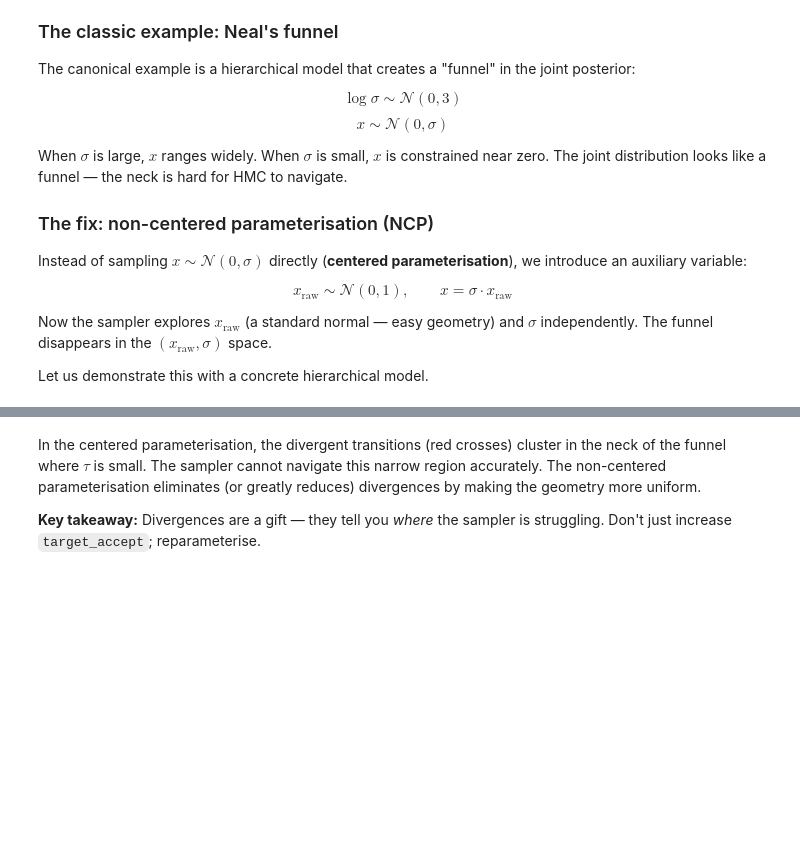
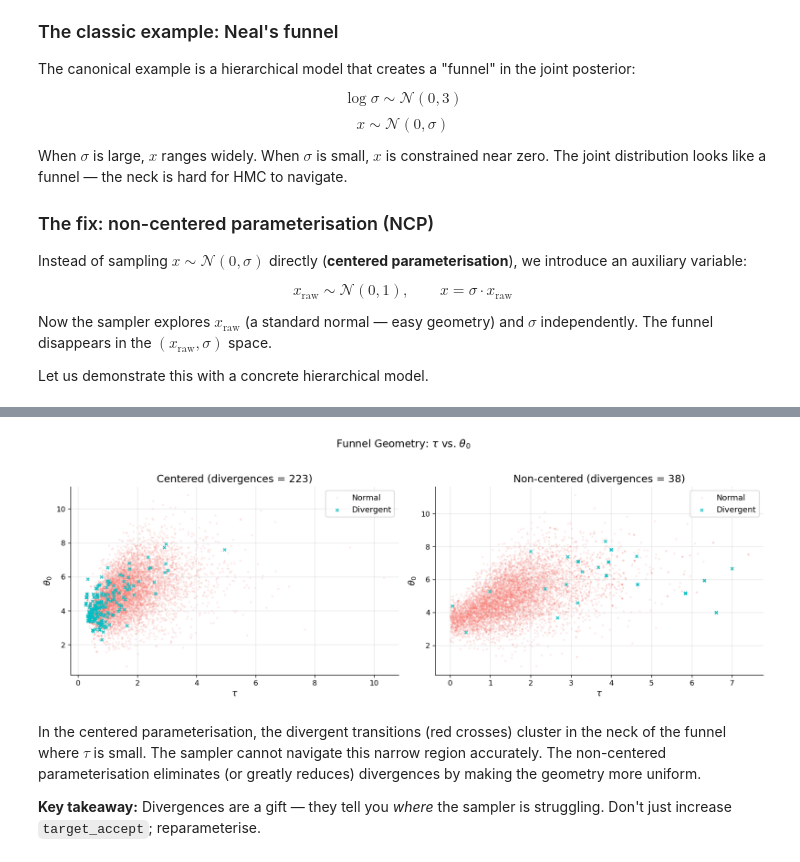
Before and after one commit to alextimmer/applied-and-mathematical-statistics, a Jupyter notebook: notebooks/07_bayesian_inference/05_mcmc_diagnostics.ipynb, the cells around one changed output, grey strips where cells are left out. Saved outputs shown, nothing was run; the diff lists cells and outputs as text; code cells hidden in the pictures; blank space fills up the shorter version.

```diff
--- a/notebooks/07_bayesian_inference/05_mcmc_diagnostics.ipynb
+++ b/notebooks/07_bayesian_inference/05_mcmc_diagnostics.ipynb
@@ -528,8 +596,11 @@ if pm is not None:
         obs = pm.Normal("obs", mu=theta, sigma=effect_se, observed=observed_effects)
 
         trace_centered = pm.sample(
-            2000, chains=4, random_seed=42, return_inferencedata=True,
-            target_accept=0.8  # default — may produce divergences
+            2000,
+            chains=4,
+            random_seed=42,
+            return_inferencedata=True,
+            target_accept=0.8,  # default — may produce divergences
         )
 
     n_divs_centered = trace_centered.sample_stats["diverging"].sum().values
@@ -552,8 +633,7 @@ if pm is not None:
         obs = pm.Normal("obs", mu=theta, sigma=effect_se, observed=observed_effects)
 
         trace_noncentered = pm.sample(
-            2000, chains=4, random_seed=42, return_inferencedata=True,
-            target_accept=0.8
+            2000, chains=4, random_seed=42, return_inferencedata=True, target_accept=0.8
         )
 
     n_divs_nc = trace_noncentered.sample_stats["diverging"].sum().values
@@ -568,41 +659,64 @@ if pm is not None and az is not None:
 
     # Centered: plot tau vs. theta[0] to see the funnel
     ax = axes[0]
     tau_samples = trace_centered.posterior["tau"].values.flatten()
     theta0_samples = trace_centered.posterior["theta"].values[:, :, 0].flatten()
     diverging = trace_centered.sample_stats["diverging"].values.flatten()
 
-    ax.scatter(tau_samples[~diverging], theta0_samples[~diverging],
-               alpha=0.1, s=3, color="C0", label="Normal")
+    ax.scatter(
+        tau_samples[~diverging],
+        theta0_samples[~diverging],
+        alpha=0.1,
+        s=3,
+        color="C0",
+        label="Normal",
+    )
     if diverging.sum() > 0:
-        ax.scatter(tau_samples[diverging], theta0_samples[diverging],
-                   alpha=0.8, s=15, color="C3", marker="x", label="Divergent")
+        ax.scatter(
+            tau_samples[diverging],
+            theta0_samples[diverging],
+            alpha=0.8,
+            s=15,
+            color="C3",
+            marker="x",
+            label="Divergent",
+        )
     ax.set_xlabel(r"$\tau$")
     ax.set_ylabel(r"$\theta_0$")
     ax.set_title(f"Centered (divergences = {n_divs_centered})")
     ax.legend()
 
     # Non-centered
     ax = axes[1]
     tau_nc = trace_noncentered.posterior["tau"].values.flatten()
     theta0_nc = trace_noncentered.posterior["theta"].values[:, :, 0].flatten()
     div_nc = trace_noncentered.sample_stats["diverging"].values.flatten()
 
-    ax.scatter(tau_nc[~div_nc], theta0_nc[~div_nc],
-               alpha=0.1, s=3, color="C0", label="Normal")
+    ax.scatter(
+        tau_nc[~div_nc], theta0_nc[~div_nc], alpha=0.1, s=3, color="C0", label="Normal"
+    )
     if div_nc.sum() > 0:
-        ax.scatter(tau_nc[div_nc], theta0_nc[div_nc],
-                   alpha=0.8, s=15, color="C3", marker="x", label="Divergent")
+        ax.scatter(
+            tau_nc[div_nc],
+            theta0_nc[div_nc],
+            alpha=0.8,
+            s=15,
+            color="C3",
+            marker="x",
+            label="Divergent",
+        )
     ax.set_xlabel(r"$\tau$")
     ax.set_ylabel(r"$\theta_0$")
     ax.set_title(f"Non-centered (divergences = {n_divs_nc})")
     ax.legend()
 
     plt.suptitle(r"Funnel Geometry: $\tau$ vs. $\theta_0$", fontsize=14, y=1.02)
     plt.tight_layout()
     plt.show()
 else:
     print("PyMC/ArviZ not available — skipping.")
+# %% [output]
+[figure, added]
 # %% [markdown]
 In the centered parameterisation, the divergent transitions (red crosses) cluster in the neck of the funnel where $\tau$ is small. The sampler cannot navigate this narrow region accurately. The non-centered parameterisation eliminates (or greatly reduces) divergences by making the geometry more uniform.
 
```
Also changed, not shown: parts of 20 cells of this notebook.
